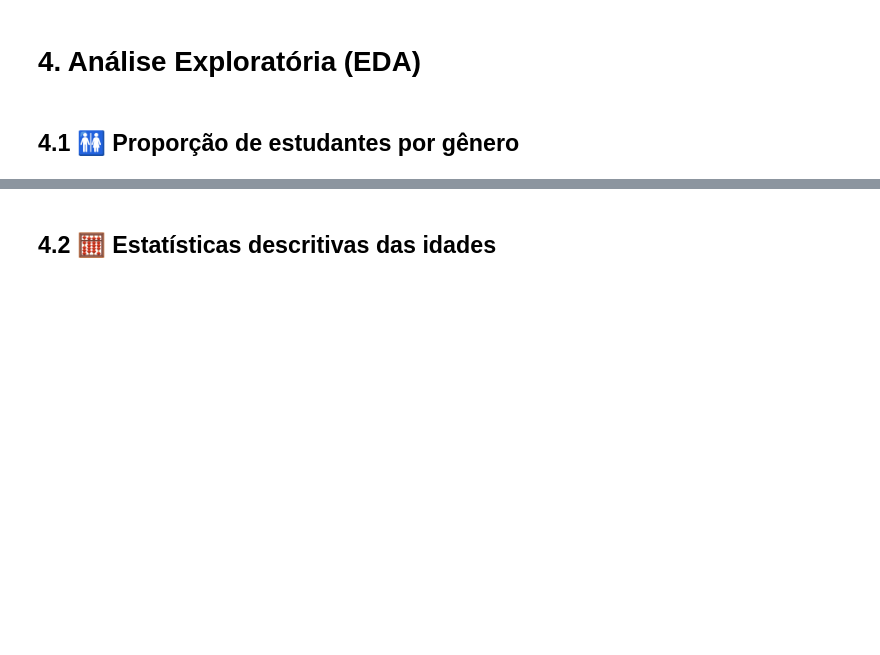
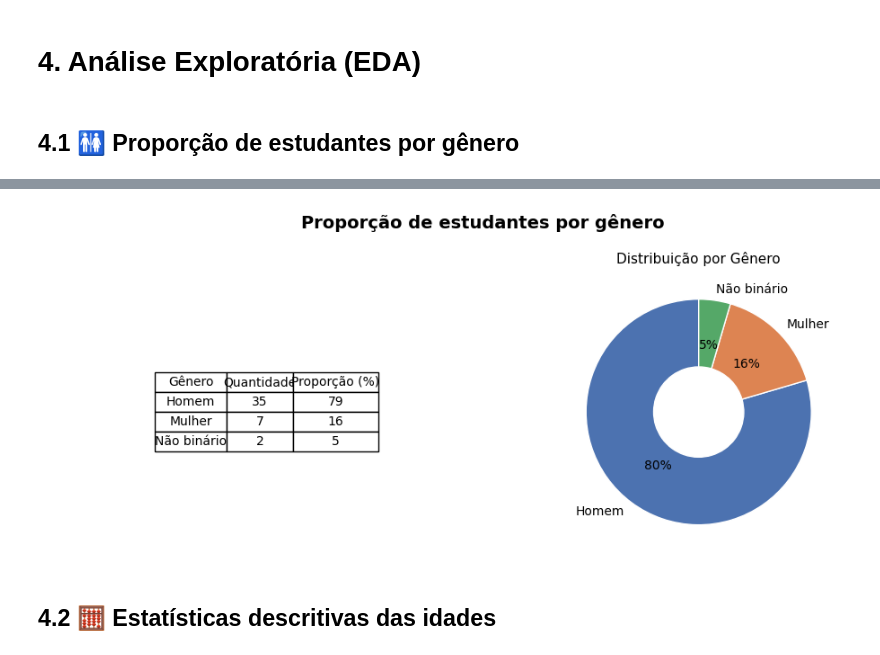
Before and after one commit to mandymagalhaes/vem-pro-mundo-fpb-perfil-dos-alunos, a Jupyter notebook: vem_pro_mundo_fpb_perfil_dos_alunos.ipynb, the cells around one changed output, grey strips where cells are left out. Saved outputs shown, nothing was run; the diff lists cells and outputs as text; code cells hidden in the pictures; blank space fills up the shorter version.

```diff
--- a/vem_pro_mundo_fpb_perfil_dos_alunos.ipynb
+++ b/vem_pro_mundo_fpb_perfil_dos_alunos.ipynb
@@ -115,0 +103,12 @@ display(Markdown(markdown_table))
+# %%
+# Extrair o ano de nascimento
+df['Ano'] = df['Data de nascimento'].dt.year
+
+# Contar quantos nasceram em cada ano (ordenado)
+birth_table = df['Ano'].value_counts().sort_index().reset_index()
+
+# Renomear as colunas
+birth_table.columns = ['Ano', 'Quantidade']
+
+# Exibir tabela
+print(birth_table)
@@ -116,7 +123,4 @@ display(Markdown(markdown_table))
 # %%
 # Remover linhas com ano de nascimento 2025
 df = df[df['Data de nascimento'].dt.year != 2025]
-# %%
-# Resetar o índice após remoção
-df = df.reset_index(drop=True)
 # %% [markdown]
@@ -177,2 +171,67 @@ plt.show()
+# %%
+# Contar e calcular proporções
+gender_counts = df['Genero'].value_counts()
+gender_prop = (gender_counts / gender_counts.sum() * 100)
+
+# Arredondar manualmente: >=0.6 sobe para o inteiro mais próximo
+gender_prop = gender_prop.apply(lambda x: int(x) + 1 if (x % 1) >= 0.6 else int(x))
+
+# Ajustar soma para 100% (caso o arredondamento passe de 100)
+diff = 100 - gender_prop.sum()
+if diff != 0:
+    # Corrige distribuindo o ajuste ao maior valor (ou menor, se sobrar)
+    idx = gender_prop.idxmax() if diff < 0 else gender_prop.idxmin()
+    gender_prop[idx] += diff
+
+# Criar tabela resumo
+gender_table = pd.DataFrame({
+    'Gênero': gender_counts.index,
+    'Quantidade': gender_counts.values,
+    'Proporção (%)': gender_prop
+})
+
+# Criar figura com 2 partes (tabela + gráfico)
+fig, axes = plt.subplots(1, 2, figsize=(10, 4))
+
+# Exibir tabela
+axes[0].axis('tight')
+axes[0].axis('off')
+table = axes[0].table(
+    cellText=gender_table.values,
+    colLabels=gender_table.columns,
+    cellLoc='center',
+    loc='center'
+)
+table.auto_set_font_size(False)
+table.set_fontsize(10)
+table.scale(1.1, 1.3)
+
+# Ajuste automático de largura das colunas conforme o texto
+col_widths = [max(gender_table[col].astype(str).map(len).max(), len(col)) * 0.015 for col in gender_table.columns]
+for i, width in enumerate(col_widths):
+    for (row, col), cell in table.get_celld().items():
+        if col == i:
+            cell.set_width(width)
+
+# Cores personalizadas
+colors = ['#4C72B0', '#DD8452', '#55A868']
+
+# Criar gráfico de rosca (donut)
+axes[1].pie(
+    gender_counts,
+    labels=gender_counts.index,
+    autopct=lambda p: f'{int(round(p))}%',
+    startangle=90,
+    colors=colors[:len(gender_counts)],
+    wedgeprops={'width': 0.6, 'edgecolor': 'white'}
+)
+axes[1].set_title('Distribuição por Gênero', fontsize=11)
+
+# Título do Quadro
+fig.suptitle('Proporção de estudantes por gênero', fontsize=14, fontweight='bold')
+plt.tight_layout()
+plt.show()
+# %% [output]
+[figure, added]
 # %% [markdown]
 ## 4.2 🧮 Estatísticas descritivas das idades
```
Also changed, not shown: parts of 78 cells of this notebook.
